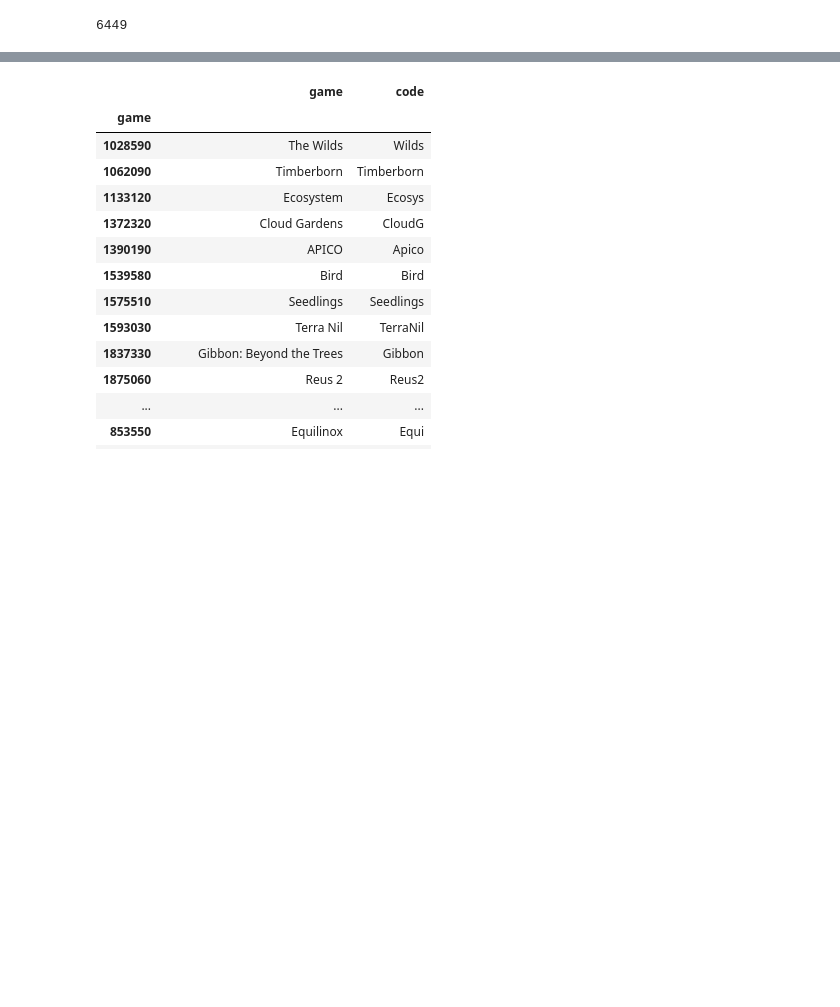
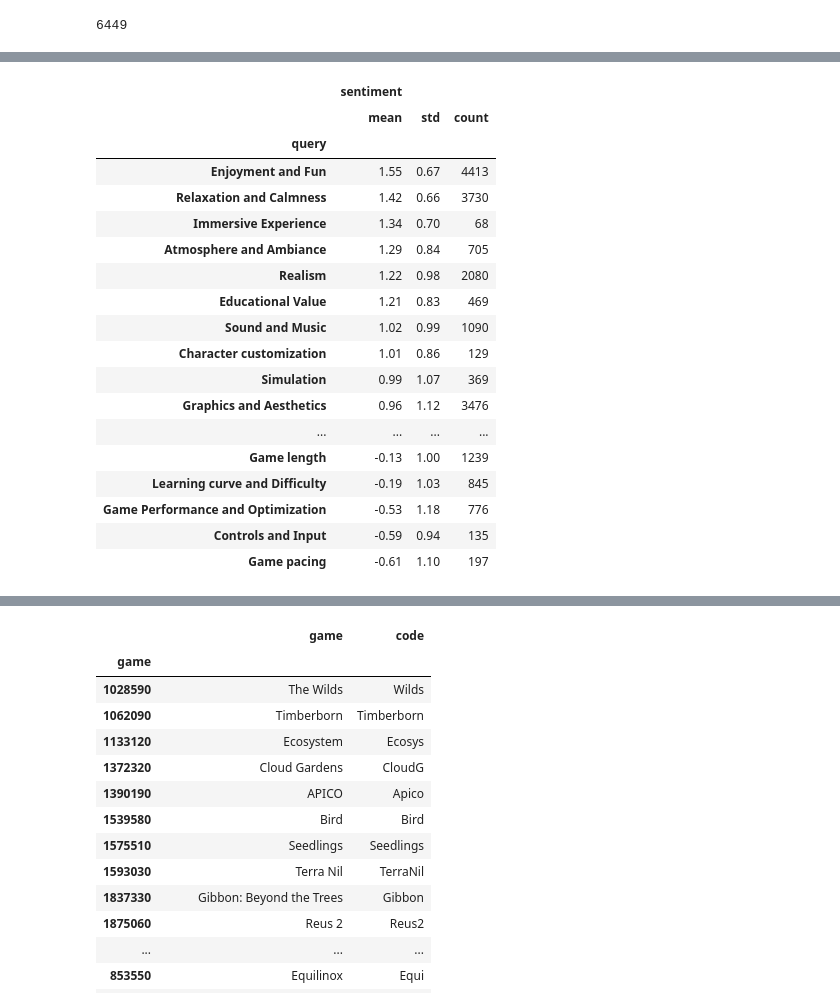
Before and after one commit to rik1599/mth-review-analysis, a Jupyter notebook: queries.ipynb, the cells around one changed output, grey strips where cells are left out. Drawn from its saved outputs; the diff is of its cells as text; code cells hidden in the pictures; blank space fills up the shorter version.

```diff
--- a/queries.ipynb
+++ b/queries.ipynb
@@ -146,3 +150,27 @@ results_df
+# %%
+results_df.groupby('query', observed=True).agg({
+    'sentiment': ['mean', 'std', 'count']
+}).round(2).sort_values(('sentiment', 'mean'), ascending=False)
+# %% [output]
+|  | sentiment |  |  |
+|  | mean | std | count |
+| query |  |  |  |
+| Enjoyment and Fun | 1.55 | 0.67 | 4413 |
+| Relaxation and Calmness | 1.42 | 0.66 | 3730 |
+| Immersive Experience | 1.34 | 0.70 | 68 |
+| Atmosphere and Ambiance | 1.29 | 0.84 | 705 |
+| Realism | 1.22 | 0.98 | 2080 |
+| Educational Value | 1.21 | 0.83 | 469 |
+| Sound and Music | 1.02 | 0.99 | 1090 |
+| Character customization | 1.01 | 0.86 | 129 |
+| Simulation | 0.99 | 1.07 | 369 |
+| Graphics and Aesthetics | 0.96 | 1.12 | 3476 |
+| ... | ... | ... | ... |
+| Game length | -0.13 | 1.00 | 1239 |
+| Learning curve and Difficulty | -0.19 | 1.03 | 845 |
+| Game Performance and Optimization | -0.53 | 1.18 | 776 |
+| Controls and Input | -0.59 | 0.94 | 135 |
+| Game pacing | -0.61 | 1.10 | 197 |
 # %%
 def get_table(results, agg_fn):
     df = pd.DataFrame()
```
Also changed, not shown: parts of 14 cells of this notebook, 1 other file.
